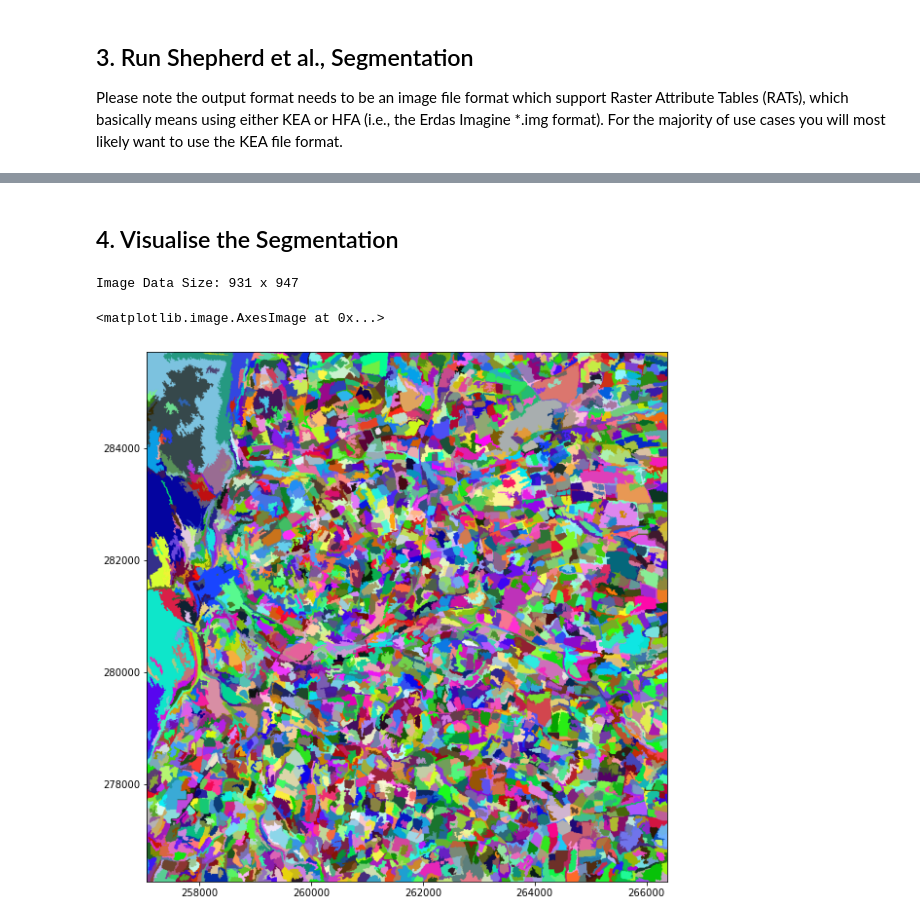
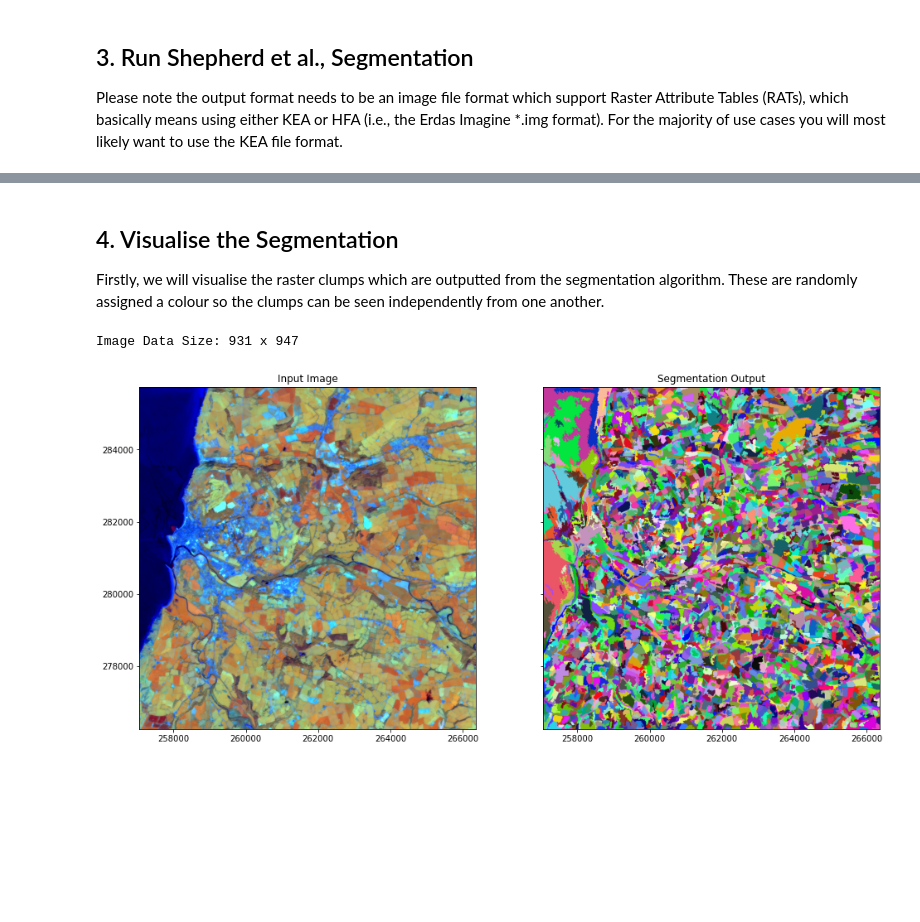
Before and after one commit to remotesensinginfo/rsgislib-tutorials, a Jupyter notebook: 04_image_segmentation/01_shepherd_etal_image_segmentation.ipynb, the cells around one changed output, grey strips where cells are left out. Cells and saved outputs as stored; diff of their text form; code cells hidden in the pictures; blank space fills up the shorter version.

```diff
--- a/04_image_segmentation/01_shepherd_etal_image_segmentation.ipynb
+++ b/04_image_segmentation/01_shepherd_etal_image_segmentation.ipynb
@@ -34,7 +41,7 @@ from rsgislib.tools import plotting
 # %% [markdown]
 ## 2. Visualise Input Image
 # %%
-input_img = '../data/sen2_20210527_aber.tif'
+input_img = "../data/sen2_20210527_aber.tif"
 
 ### Input image
 # Get the image data as a numpy array and the spatial bounding
@@ -44,7 +51,9 @@ input_img = '../data/sen2_20210527_aber.tif'
 # good at picking out vegetation. If you want a true colour
 # (i.e., Red, Green, Blue) visualisation change the bands to
 # [3, 2, 1]
-img_data, img_coords = rsgislib.tools.plotting.get_gdal_raster_mpl_imshow(input_img, bands=[8,9,3])
+img_data, img_coords = rsgislib.tools.plotting.get_gdal_raster_mpl_imshow(
+    input_img, bands=[8, 9, 3]
+)
 
 # Stretch the image data so is visualises appropriately and usefully
 # In this case the resulting values will be between 0-1.
@@ -110,19 +119,29 @@ Deleting file: ./tmp/sen2_20210527_aber_bselect.kea
 Deleting file: ./tmp/sen2_20210527_aber_stchd.kea
 # %% [markdown]
 ## 4. Visualise the Segmentation
+
+Firstly, we will visualise the raster clumps which are outputted from the segmentation algorithm. These are randomly assigned a colour so the clumps can be seen independently from one another.
 # %%
 # Get the image data as a numpy array and the spatial bounding
 # box of the image data. The returned array will be a colour (R,G.B)
 # image with the colours from the colour table.
-img_data, img_coords, ldg_patches = rsgislib.tools.plotting.get_gdal_thematic_raster_mpl_imshow(out_clumps_img)
+(
+    img_seg_data,
+    img_seg_coords,
+    ldg_patches,
+) = rsgislib.tools.plotting.get_gdal_thematic_raster_mpl_imshow(out_clumps_img)
 
-# Create a plot using the matplotlib library
-fig, ax = plt.subplots(figsize=(10, 10))
 
-# Add the stretched image data to the plot and define the spatial
-# extent so the axis labels are the coordinates.
-ax.imshow(img_data, extent=img_coords)
+# Create the matplotlib figure - in this case two plots so the NDVI
+# and image are plotted alongside each other
+fig, (ax1, ax2) = plt.subplots(1, 2, figsize=(16, 8), sharey=True)
+
+# Use the imshow function to display the image data within the plot
+# the extent option defines the x and y axis values.
+ax1.imshow(img_data_strch, extent=img_coords)
+ax1.title.set_text("Input Image")
+ax2.imshow(img_seg_data, extent=img_seg_coords)
+ax2.title.set_text("Segmentation Output")
 # %% [output]
 Image Data Size: 931 x 947
-<matplotlib.image.AxesImage at 0x...>
-[figure, old version]
+[figure, new version]
```
Also changed, not shown: parts of 4 cells of this notebook, 3 other files.
